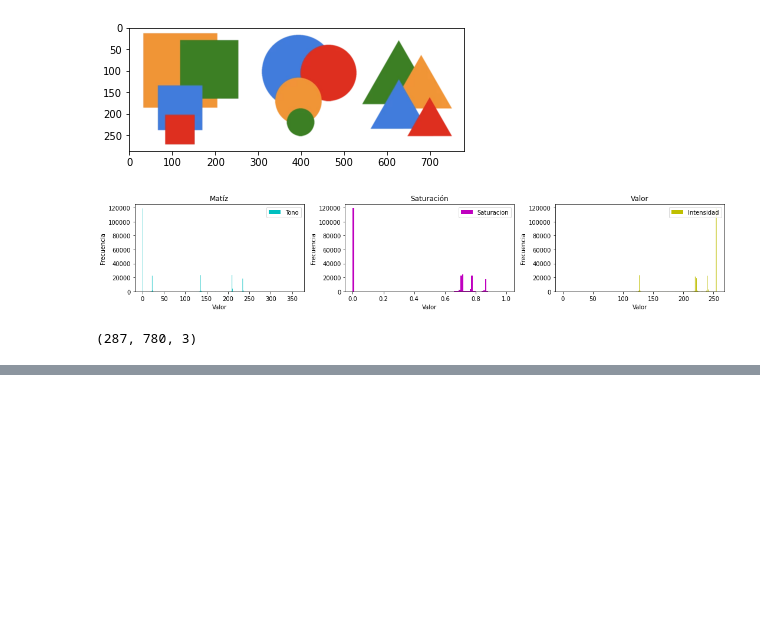
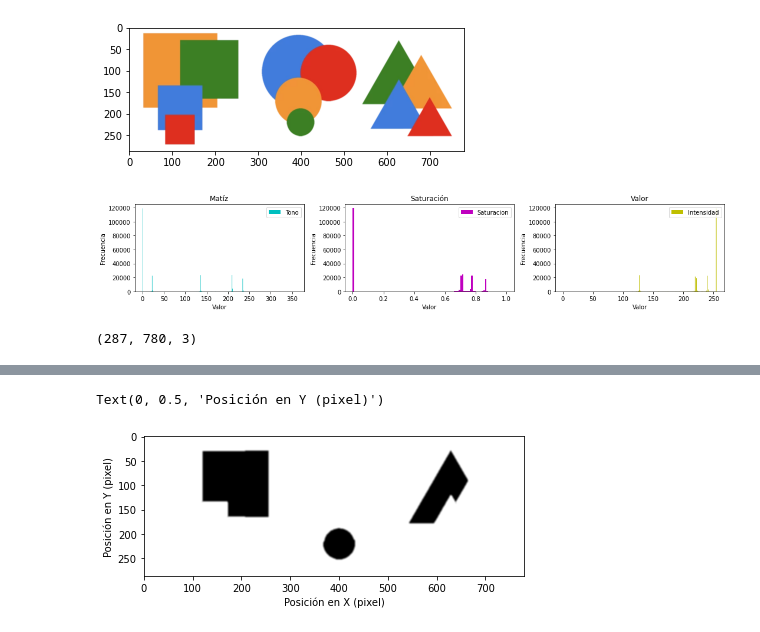
Before and after one commit to CC0R0NAD0/Segmentation-using-multiple-vision-machine-paradigms, a Jupyter notebook: T2_V1.ipynb, the cells around one changed output, grey strips where cells are left out. Drawn from its saved outputs; the diff is of its cells as text; code cells hidden in the pictures; blank space fills up the shorter version.

```diff
--- a/T2_V1.ipynb
+++ b/T2_V1.ipynb
@@ -236,13 +238,16 @@ plt.show()
 # %%
-# # Se aplica un filtro Gauss a la imagen, para que las transiciones sean más suaves
-# gauss = cv2.GaussianBlur(bin_image, (5,5)  , 2) # el último parámetro de esta función
-#                                          # determina que tanto se difunina la imagen
-# plt.subplots(figsize=(15, 4)) # tamaño de imagen
-# plt.subplot(1,2,1) # tamaño 1 fila,2 columnas, columna 1
-# plt.imshow(gauss, cmap=plt.cm.gray)     # Muestra la imagen
-# #plt.title("Imagen filtrada")
-# plt.xlabel("Posición en X (pixel)")
-# plt.ylabel("Posición en Y (pixel)")
+# Se aplica un filtro Gauss a la imagen, para que las transiciones sean más suaves
+gauss = cv2.GaussianBlur(bin_image, (5,5)  , 2) # el último parámetro de esta función
+                                         # determina que tanto se difunina la imagen
+plt.subplots(figsize=(15, 4)) # tamaño de imagen
+plt.subplot(1,2,1) # tamaño 1 fila,2 columnas, columna 1
+plt.imshow(gauss, cmap=plt.cm.gray)     # Muestra la imagen
+#plt.title("Imagen filtrada")
+plt.xlabel("Posición en X (pixel)")
+plt.ylabel("Posición en Y (pixel)")
+# %% [output]
+Text(0, 0.5, 'Posición en Y (pixel)')
+[figure, added]
 # %%
 filtrada = np.ones((h_img,w_img))
 pas_bin = bin_image
```
Also changed, not shown: parts of 8 cells of this notebook.
